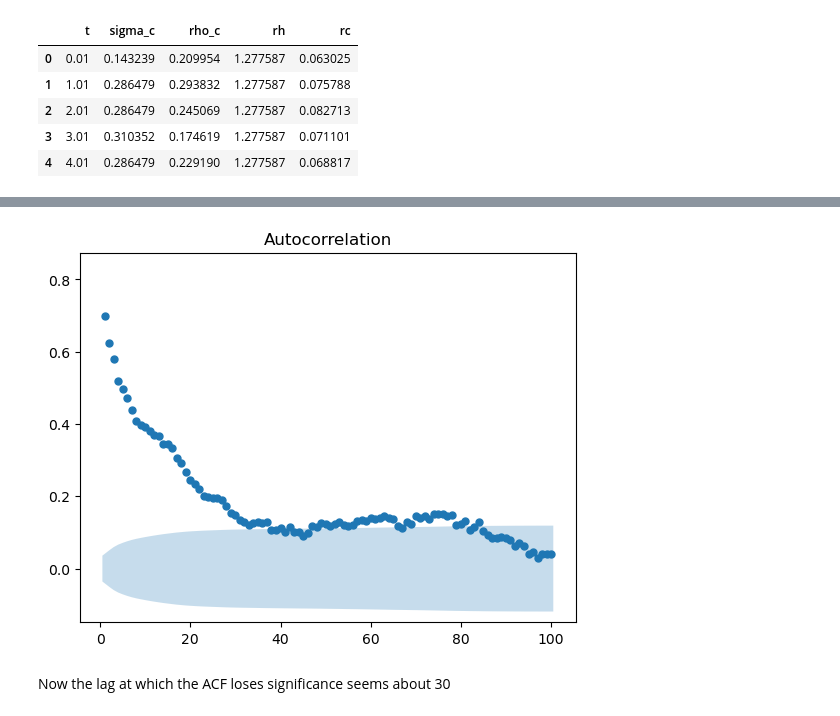
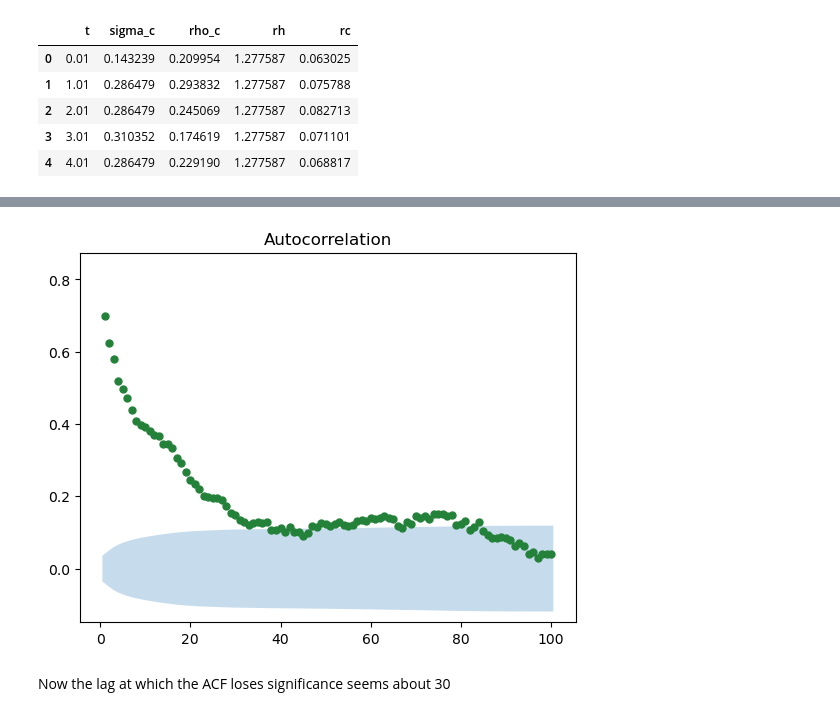
Before and after one commit to m-a-r-i-o/corecollap, a Jupyter notebook: Core collapse.ipynb, the cells around one changed output, grey strips where cells are left out. Cells and saved outputs as stored; diff of their text form; code cells hidden in the pictures.

```diff
--- a/Core collapse.ipynb
+++ b/Core collapse.ipynb
@@ -238,7 +238,7 @@ plt.show()
 # %%
-_ = plot_acf(detrended_sigma_c_around_cc_nbd, lags = 100, use_vlines=False, zero=False, auto_ylims=True)
+_ = plot_acf(detrended_sigma_c_around_cc_nbd, lags = 100, use_vlines=False, zero=False, auto_ylims=True, color = "#24813A")
 # %% [output]
-[figure, old version]
+[figure, new version]
 # %% [markdown]
 Now the lag at which the ACF loses significance seems about 30
 # %%
```
Also changed, not shown: parts of 12 cells of this notebook.
